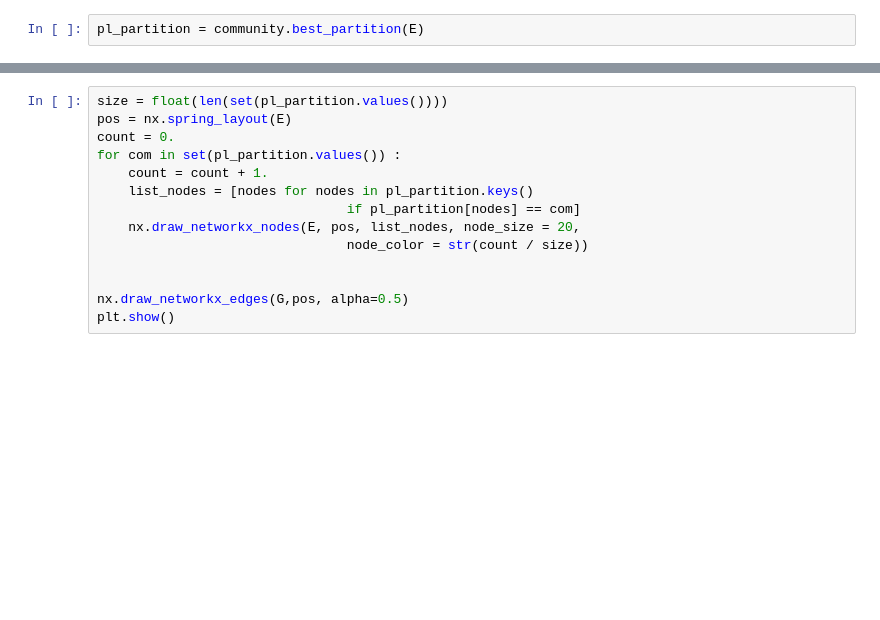
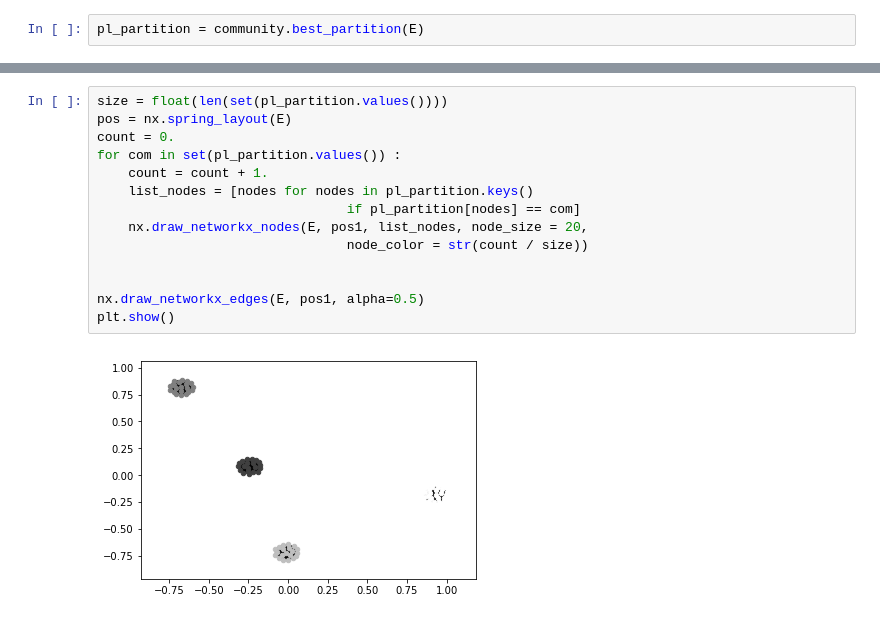
Before and after one commit to mzemlyanikin/hse-clustering, a Jupyter notebook: louvain-test.ipynb, the cells around one changed output, grey strips where cells are left out. Cells and saved outputs as stored; diff of their text form; blank space fills up the shorter version.

```diff
--- a/louvain-test.ipynb
+++ b/louvain-test.ipynb
@@ -51,14 +69,16 @@ plt.show()
 # %%
 size = float(len(set(pl_partition.values())))
 pos = nx.spring_layout(E)
 count = 0.
 for com in set(pl_partition.values()) :
     count = count + 1.
     list_nodes = [nodes for nodes in pl_partition.keys()
                                 if pl_partition[nodes] == com]
-    nx.draw_networkx_nodes(E, pos, list_nodes, node_size = 20,
+    nx.draw_networkx_nodes(E, pos1, list_nodes, node_size = 20,
                                 node_color = str(count / size))
 
 
-nx.draw_networkx_edges(G,pos, alpha=0.5)
+nx.draw_networkx_edges(E, pos1, alpha=0.5)
 plt.show()
+# %% [output]
+[figure, added]
```
Also changed, not shown: parts of 14 cells of this notebook.
